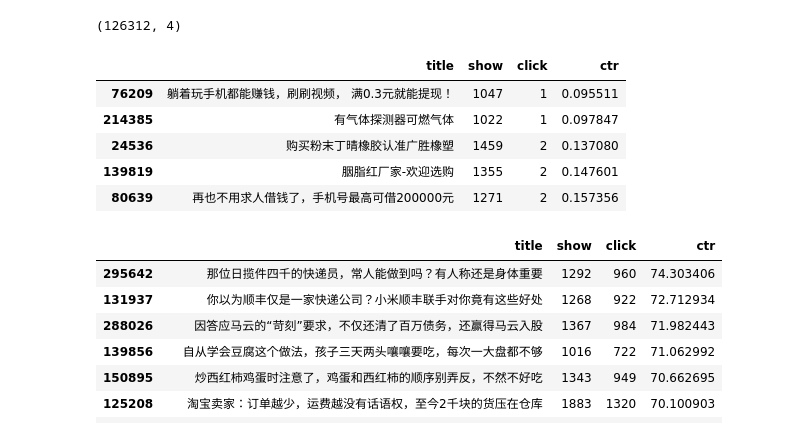
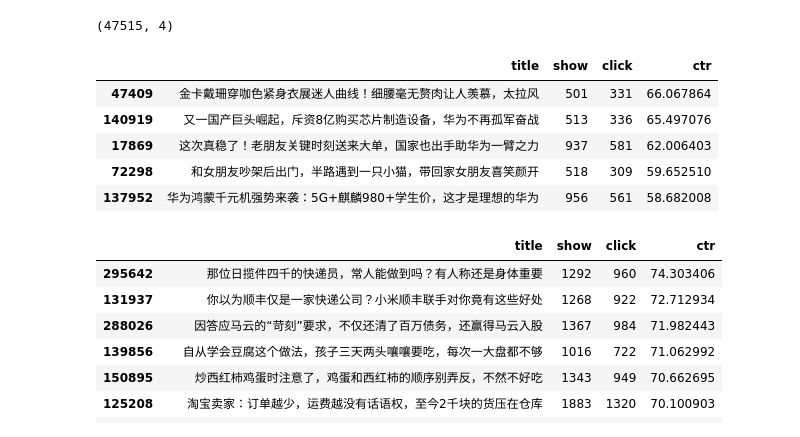
Before and after one commit to wangruichens/bert_multi_gpu, a Jupyter notebook: bert1.ipynb, the cells around one changed output. Saved outputs shown, nothing was run; the diff lists cells and outputs as text; code cells hidden in the pictures.

```diff
--- a/bert1.ipynb
+++ b/bert1.ipynb
@@ -13,7 +13,7 @@ warnings.filterwarnings("ignore", category=FutureWarning)
 warnings.filterwarnings("ignore", category=DeprecationWarning)
 warnings.filterwarnings("ignore")
 # %%
-df=pd.read_csv('bert2.csv')
+df=pd.read_csv('bert_score.csv')
+print(df.shape)
 df.head()
-print(df.shape)
 # %% [output]
@@ -21,16 +27,16 @@ print(df.shape)
 # %%
-df.sort_values(by=['ctr'],ascending=True,inplace=True)
-df2= df.query('show > 1000')
+df.sort_values(by=['ctr'],ascending=False,inplace=True)
+df2= df[df.show>500]
 print(df2.shape)
 df2.head()
 # %% [output]
-(126312, 4)
+(47515, 4)
 |  | title | show | click | ctr |
-| 76209 | 躺着玩手机都能赚钱，刷刷视频， 满0.3元就能提现！ | 1047 | 1 | 0.095511 |
-| 214385 | 有气体探测器可燃气体 | 1022 | 1 | 0.097847 |
-| 24536 | 购买粉末丁晴橡胶认准广胜橡塑 | 1459 | 2 | 0.137080 |
-| 139819 | 胭脂红厂家-欢迎选购 | 1355 | 2 | 0.147601 |
-| 80639 | 再也不用求人借钱了，手机号最高可借200000元 | 1271 | 2 | 0.157356 |
+| 47409 | 金卡戴珊穿咖色紧身衣展迷人曲线！细腰毫无赘肉让人羡慕，太拉风 | 501 | 331 | 66.067864 |
+| 140919 | 又一国产巨头崛起，斥资8亿购买芯片制造设备，华为不再孤军奋战 | 513 | 336 | 65.497076 |
+| 17869 | 这次真稳了！老朋友关键时刻送来大单，国家也出手助华为一臂之力 | 937 | 581 | 62.006403 |
+| 72298 | 和女朋友吵架后出门，半路遇到一只小猫，带回家女朋友喜笑颜开 | 518 | 309 | 59.652510 |
+| 137952 | 华为鸿蒙千元机强势来袭：5G+麒麟980+学生价，这才是理想的华为 | 956 | 561 | 58.682008 |
 # %%
 df = df[df.title.apply(lambda x: len(str(x))>5)]
 df.sort_values(by=['ctr'],ascending=False,inplace=True)
```
Also changed, not shown: parts of 1 cell of this notebook, 3 other files.
